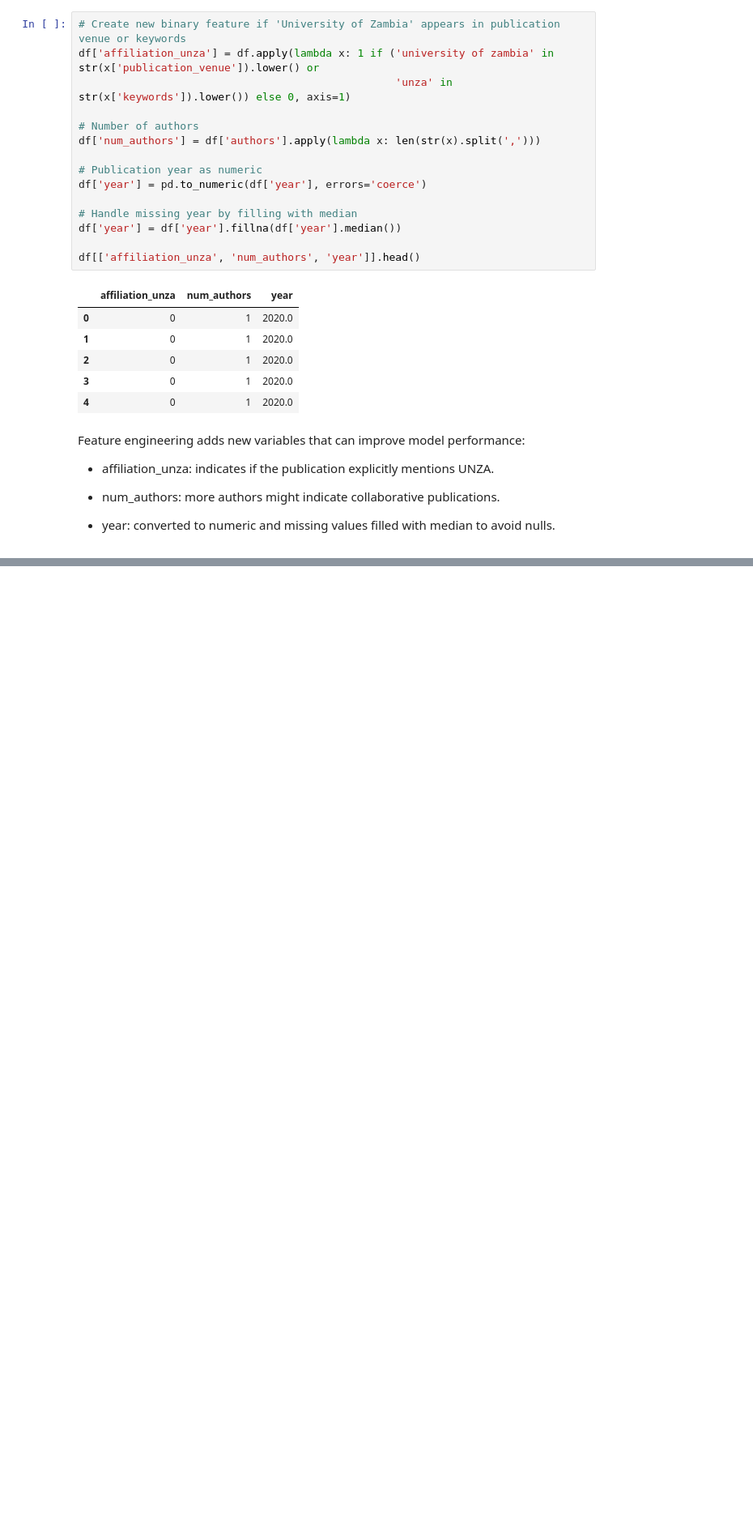
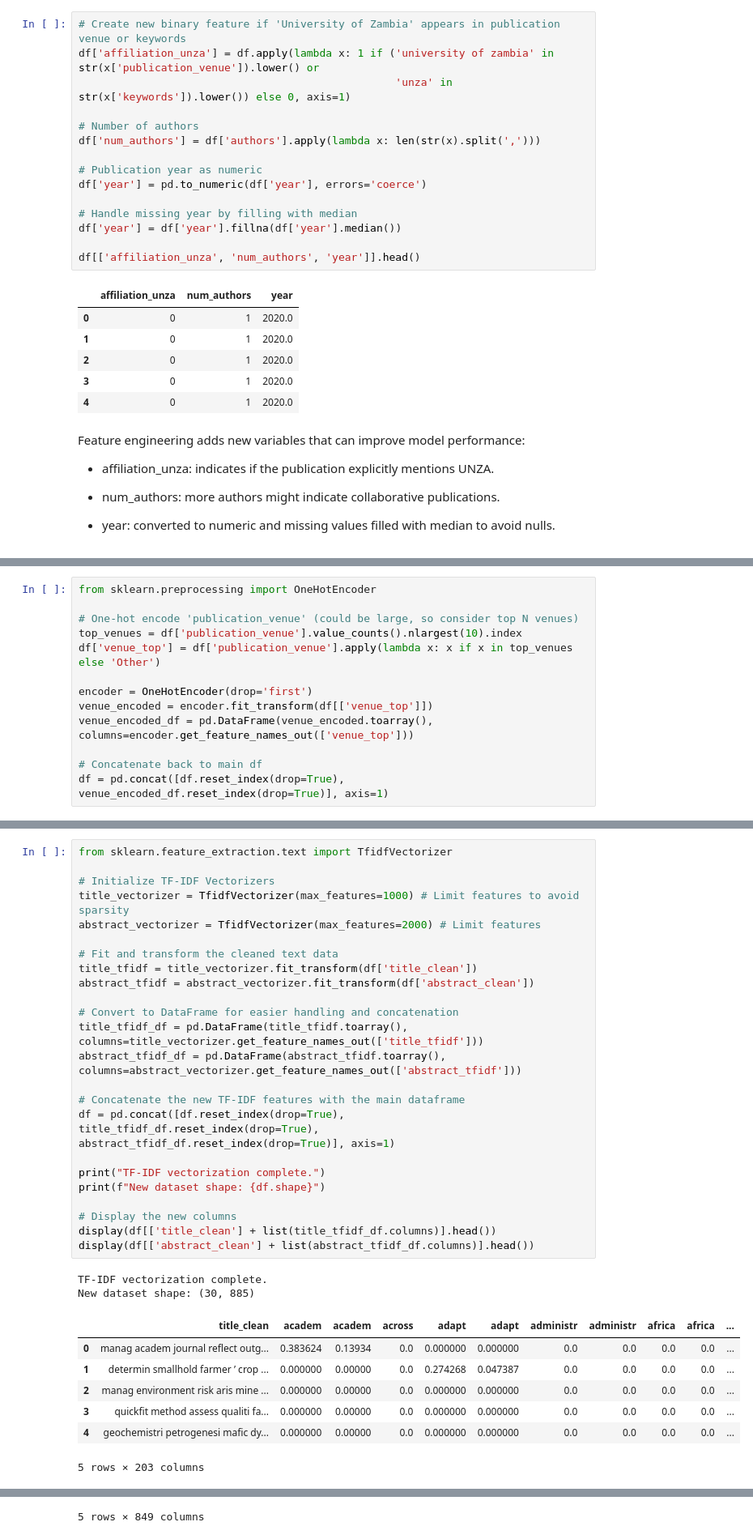
Before and after one commit to isaac-chisaleCS/code-unza25-csc4792-project_team_12-repository, a Jupyter notebook: Copy_of_code_unza25_csc4792_project_team_12_notebook.ipynb, the cells around one changed output, grey strips where cells are left out. Shown at 81% size. Saved outputs shown, nothing was run; the diff lists cells and outputs as text; blank space fills up the shorter version.

```diff
--- a/Copy_of_code_unza25_csc4792_project_team_12_notebook.ipynb
+++ b/Copy_of_code_unza25_csc4792_project_team_12_notebook.ipynb
@@ -804,0 +807,13 @@ Feature engineering adds new variables that can improve model performance:
+# %%
+from sklearn.preprocessing import OneHotEncoder
+
+# One-hot encode 'publication_venue' (could be large, so consider top N venues)
+top_venues = df['publication_venue'].value_counts().nlargest(10).index
+df['venue_top'] = df['publication_venue'].apply(lambda x: x if x in top_venues else 'Other')
+
+encoder = OneHotEncoder(drop='first')
+venue_encoded = encoder.fit_transform(df[['venue_top']])
+venue_encoded_df = pd.DataFrame(venue_encoded.toarray(), columns=encoder.get_feature_names_out(['venue_top']))
+
+# Concatenate back to main df
+df = pd.concat([df.reset_index(drop=True), venue_encoded_df.reset_index(drop=True)], axis=1)
@@ -804,0 +827,34 @@ Feature engineering adds new variables that can improve model performance:
+# %%
+from sklearn.feature_extraction.text import TfidfVectorizer
+
+# Initialize TF-IDF Vectorizers
+title_vectorizer = TfidfVectorizer(max_features=1000) # Limit features to avoid sparsity
+abstract_vectorizer = TfidfVectorizer(max_features=2000) # Limit features
+
+# Fit and transform the cleaned text data
+title_tfidf = title_vectorizer.fit_transform(df['title_clean'])
+abstract_tfidf = abstract_vectorizer.fit_transform(df['abstract_clean'])
+
+# Convert to DataFrame for easier handling and concatenation
+title_tfidf_df = pd.DataFrame(title_tfidf.toarray(), columns=title_vectorizer.get_feature_names_out(['title_tfidf']))
+abstract_tfidf_df = pd.DataFrame(abstract_tfidf.toarray(), columns=abstract_vectorizer.get_feature_names_out(['abstract_tfidf']))
+
+# Concatenate the new TF-IDF features with the main dataframe
+df = pd.concat([df.reset_index(drop=True), title_tfidf_df.reset_index(drop=True), abstract_tfidf_df.reset_index(drop=True)], axis=1)
+
+print("TF-IDF vectorization complete.")
+print(f"New dataset shape: {df.shape}")
+
+# Display the new columns
+display(df[['title_clean'] + list(title_tfidf_df.columns)].head())
+display(df[['abstract_clean'] + list(abstract_tfidf_df.columns)].head())
+# %% [output]
+TF-IDF vectorization complete.
+New dataset shape: (30, 885)
+|  | title_clean | academ | academ | across | adapt | adapt | administr | administr | africa | africa | ... |
+| 0 | manag academ journal reflect outg... | 0.383624 | 0.13934 | 0.0 | 0.000000 | 0.000000 | 0.0 | 0.0 | 0.0 | 0.0 | ... |
+| 1 | determin smallhold farmer ’ crop ... | 0.000000 | 0.00000 | 0.0 | 0.274268 | 0.047387 | 0.0 | 0.0 | 0.0 | 0.0 | ... |
+| 2 | manag environment risk aris mine ... | 0.000000 | 0.00000 | 0.0 | 0.000000 | 0.000000 | 0.0 | 0.0 | 0.0 | 0.0 | ... |
+| 3 | quickfit method assess qualiti fa... | 0.000000 | 0.00000 | 0.0 | 0.000000 | 0.000000 | 0.0 | 0.0 | 0.0 | 0.0 | ... |
+| 4 | geochemistri petrogenesi mafic dy... | 0.000000 | 0.00000 | 0.0 | 0.000000 | 0.000000 | 0.0 | 0.0 | 0.0 | 0.0 | ... |
+5 rows × 203 columns
@@ -804,0 +867 @@ Feature engineering adds new variables that can improve model performance:
+5 rows × 849 columns
```
Also changed, not shown: parts of 12 cells of this notebook.
